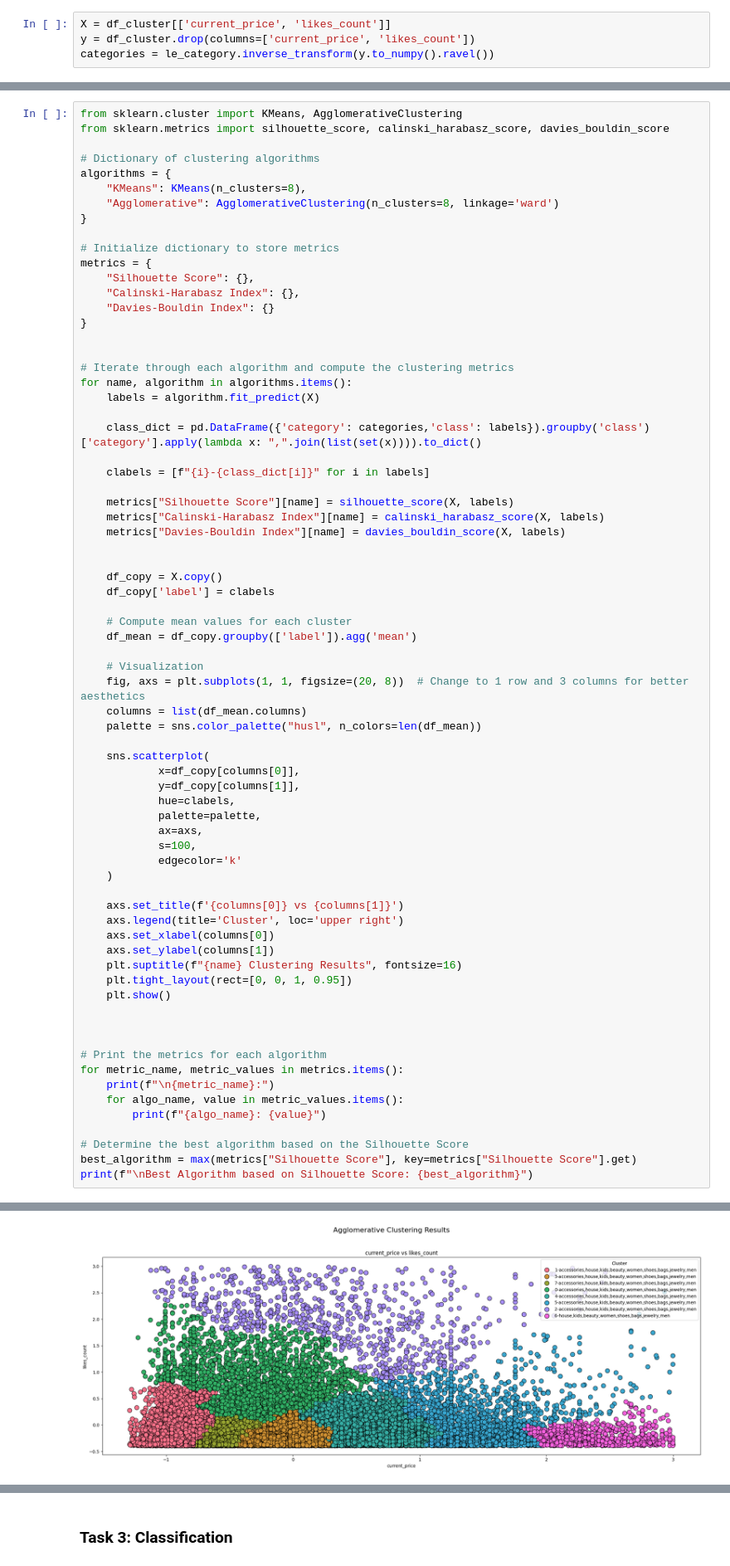
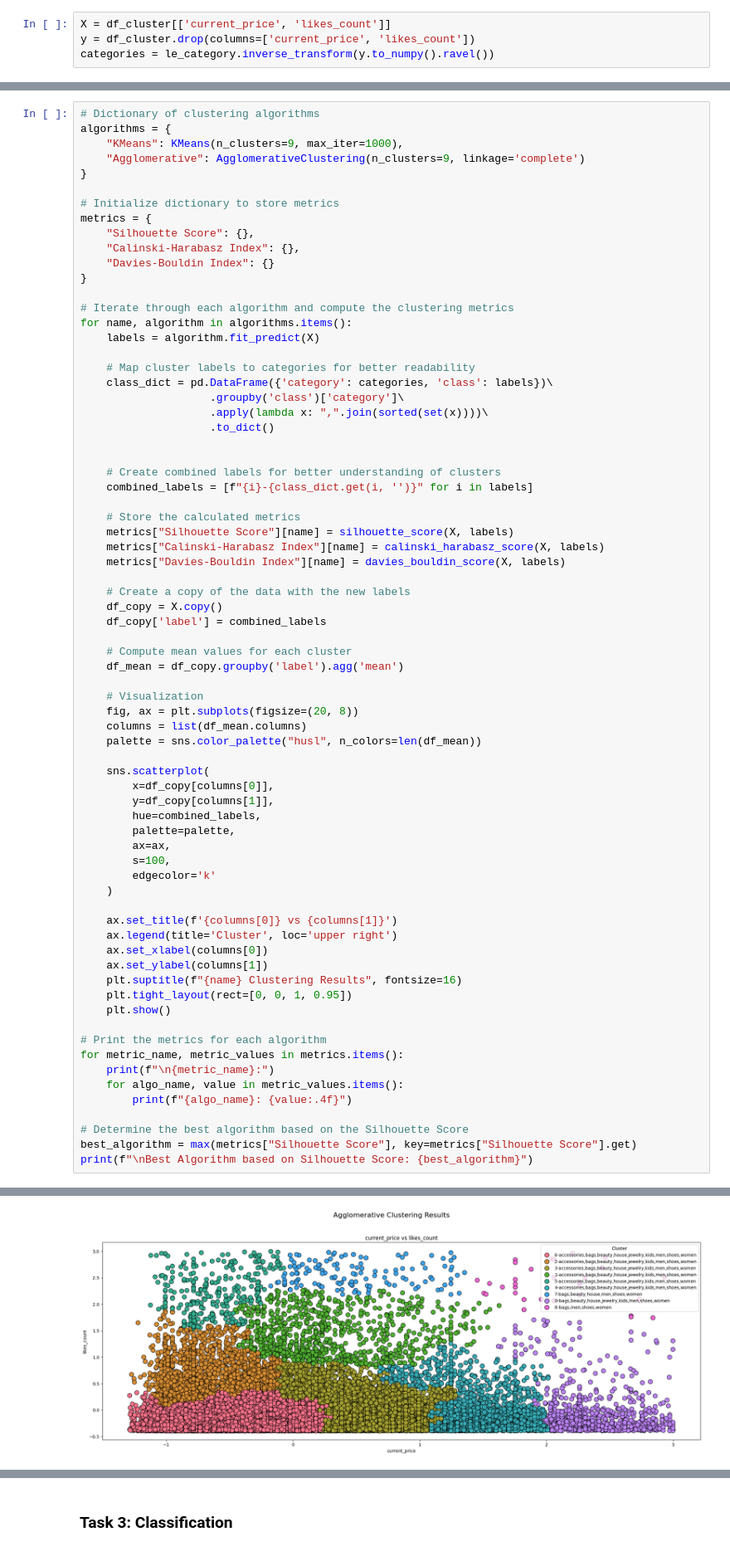
Before and after one commit to kgoel59/BigData, a Jupyter notebook: A1/code/main.ipynb, the cells around one changed output, grey strips where cells are left out. Shown at 83% size. Cells and saved outputs as stored; diff of their text form.

```diff
--- a/A1/code/main.ipynb
+++ b/A1/code/main.ipynb
@@ -388,11 +362,8 @@ Text(0, 0.5, 'WSS')
 # %%
-from sklearn.cluster import KMeans, AgglomerativeClustering
-from sklearn.metrics import silhouette_score, calinski_harabasz_score, davies_bouldin_score
-
 # Dictionary of clustering algorithms
 algorithms = {
-    "KMeans": KMeans(n_clusters=8),
-    "Agglomerative": AgglomerativeClustering(n_clusters=8, linkage='ward')
+    "KMeans": KMeans(n_clusters=9, max_iter=1000),
+    "Agglomerative": AgglomerativeClustering(n_clusters=9, linkage='complete')
 }
 
 # Initialize dictionary to store metrics
@@ -402,56 +373,60 @@ metrics = {
     "Davies-Bouldin Index": {}
 }
 
-
 # Iterate through each algorithm and compute the clustering metrics
 for name, algorithm in algorithms.items():
     labels = algorithm.fit_predict(X)
 
-    class_dict = pd.DataFrame({'category': categories,'class': labels}).groupby('class')['category'].apply(lambda x: ",".join(list(set(x)))).to_dict()
+    # Map cluster labels to categories for better readability
+    class_dict = pd.DataFrame({'category': categories, 'class': labels})\
+                    .groupby('class')['category']\
+                    .apply(lambda x: ",".join(sorted(set(x))))\
+                    .to_dict()
 
-    clabels = [f"{i}-{class_dict[i]}" for i in labels]
 
+    # Create combined labels for better understanding of clusters
+    combined_labels = [f"{i}-{class_dict.get(i, '')}" for i in labels]
+
+    # Store the calculated metrics
     metrics["Silhouette Score"][name] = silhouette_score(X, labels)
     metrics["Calinski-Harabasz Index"][name] = calinski_harabasz_score(X, labels)
     metrics["Davies-Bouldin Index"][name] = davies_bouldin_score(X, labels)
 
-
+    # Create a copy of the data with the new labels
     df_copy = X.copy()
-    df_copy['label'] = clabels
+    df_copy['label'] = combined_labels
 
     # Compute mean values for each cluster
-    df_mean = df_copy.groupby(['label']).agg('mean')
+    df_mean = df_copy.groupby('label').agg('mean')
 
     # Visualization
-    fig, axs = plt.subplots(1, 1, figsize=(20, 8))  # Change to 1 row and 3 columns for better aesthetics
+    fig, ax = plt.subplots(figsize=(20, 8))
     columns = list(df_mean.columns)
     palette = sns.color_palette("husl", n_colors=len(df_mean))
 
     sns.scatterplot(
-            x=df_copy[columns[0]],
-            y=df_copy[columns[1]],
-            hue=clabels,
-            palette=palette,
-            ax=axs,
-            s=100,
-            edgecolor='k'
+        x=df_copy[columns[0]],
+        y=df_copy[columns[1]],
+        hue=combined_labels,
+        palette=palette,
+        ax=ax,
+        s=100,
+        edgecolor='k'
     )
 
-    axs.set_title(f'{columns[0]} vs {columns[1]}')
-    axs.legend(title='Cluster', loc='upper right')
-    axs.set_xlabel(columns[0])
-    axs.set_ylabel(columns[1])
+    ax.set_title(f'{columns[0]} vs {columns[1]}')
+    ax.legend(title='Cluster', loc='upper right')
+    ax.set_xlabel(columns[0])
+    ax.set_ylabel(columns[1])
     plt.suptitle(f"{name} Clustering Results", fontsize=16)
     plt.tight_layout(rect=[0, 0, 1, 0.95])
     plt.show()
-
-
 
 # Print the metrics for each algorithm
 for metric_name, metric_values in metrics.items():
     print(f"\n{metric_name}:")
     for algo_name, value in metric_values.items():
-        print(f"{algo_name}: {value}")
+        print(f"{algo_name}: {value:.4f}")
 
 # Determine the best algorithm based on the Silhouette Score
 best_algorithm = max(metrics["Silhouette Score"], key=metrics["Silhouette Score"].get)
@@ -461,2 +436,2 @@ print(f"\nBest Algorithm based on Silhouette Score: {best_algorithm}")
-[figure, old version]
+[figure, new version]
 Silhouette Score:
```
Also changed, not shown: parts of 14 cells of this notebook, 13 other files.
